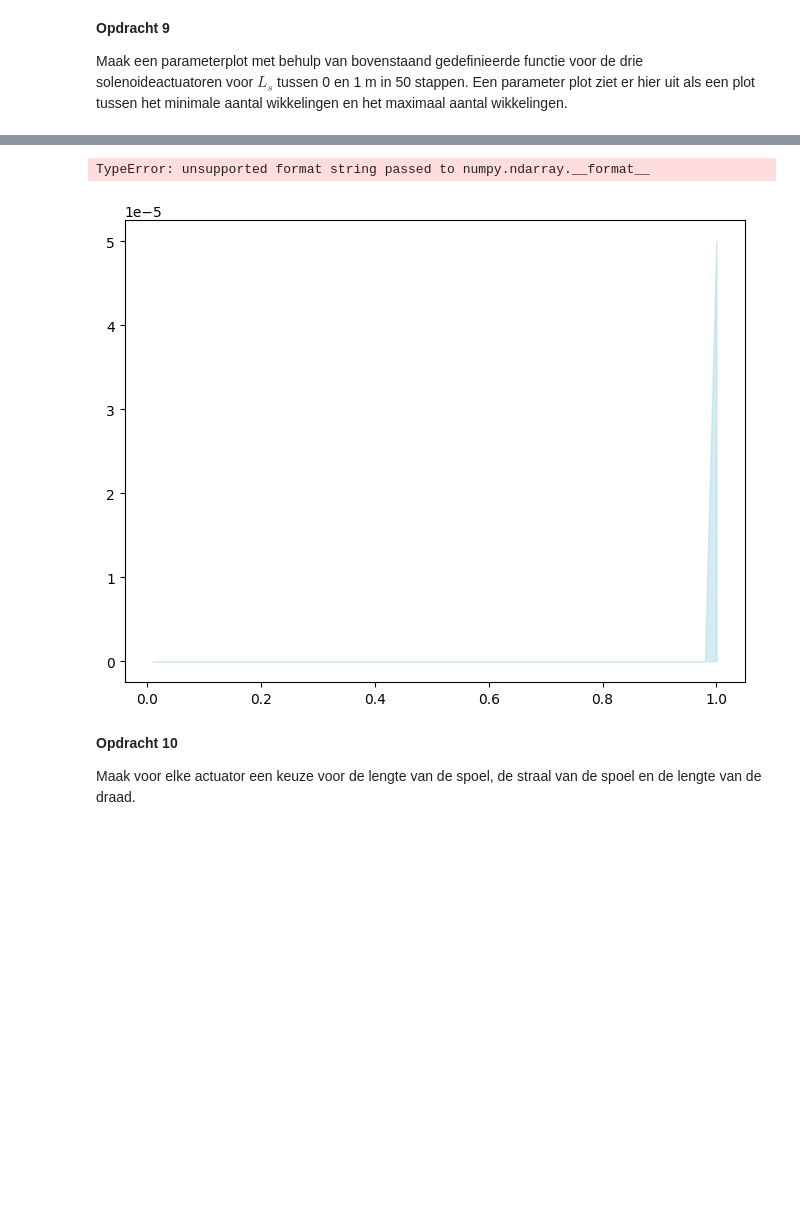
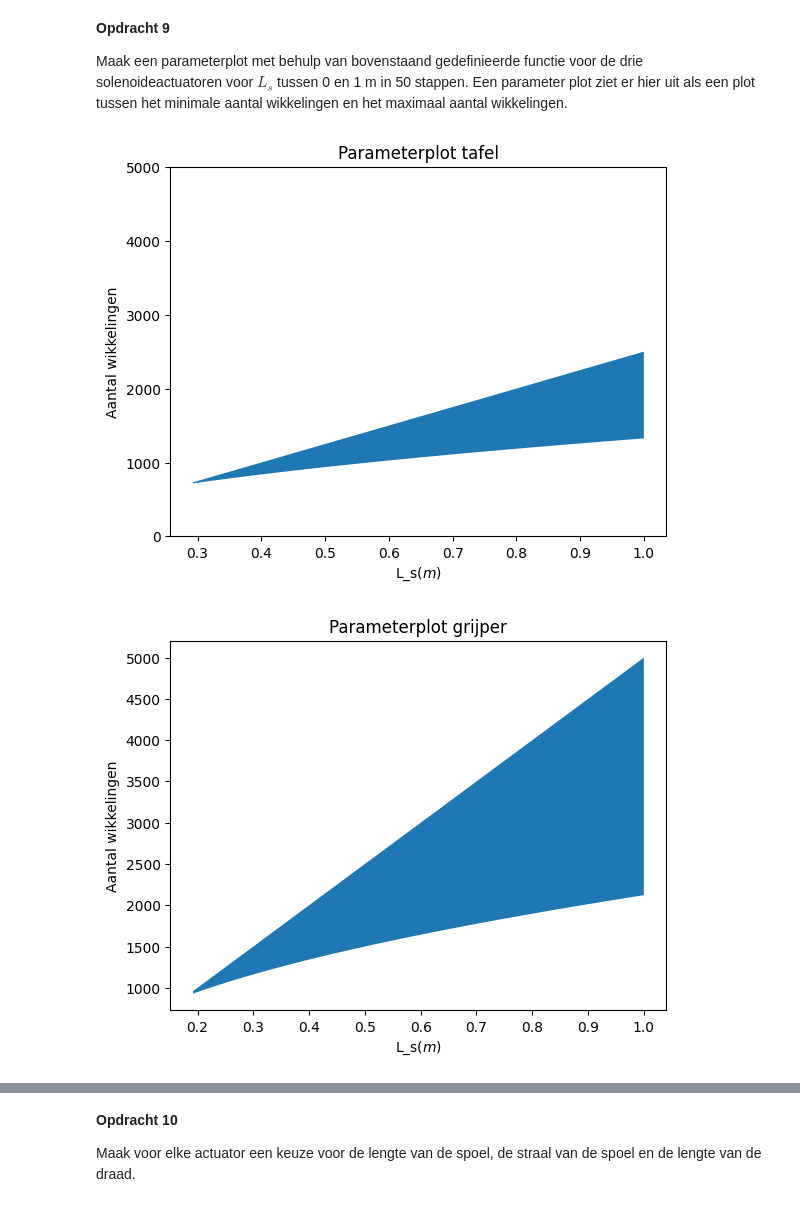
Before and after one commit to OLvanVelze/opdrachten-DEF-D-OVV, a Jupyter notebook: DigitaleOntwerpopdrachten/2KrachtactuatorOpdracht/KrachtactuatorOpdracht.ipynb, the cells around one changed output, grey strips where cells are left out. Saved outputs shown, nothing was run; the diff lists cells and outputs as text; code cells hidden in the pictures; blank space fills up the shorter version.

```diff
--- a/DigitaleOntwerpopdrachten/2KrachtactuatorOpdracht/KrachtactuatorOpdracht.ipynb
+++ b/DigitaleOntwerpopdrachten/2KrachtactuatorOpdracht/KrachtactuatorOpdracht.ipynb
@@ -232,73 +229,62 @@ I = np.array([2, 0.5, 0.5])   # A
 #------------------------------------------------------------------
 def draadlengte1(V, I, r, rho):
     A1 = np.pi * r**2
     R = V/I
     #print(f"Lengte van de draad: {A1 * R / rho:.2f} m")
     return (A1 * R) / (rho)
 #----------------------------------------
-def aantal_wikkelingen1(F, rs, rd, Vbatt, Ibatt, lengte_draad, L_s):
+def aantal_wikkelingen1(F, rs, rd, Ibatt, lengte_draad, L_s):
     # nodig voor N_min
-    A_int = np.pi * rs**2
-    I2 = ((rho * lengte_draad) / (A_int * Vbatt))**2
-
+    A_intern1 = np.pi * rs**2
 
     # Voeg hieronder de formules voor het maximum en minimum aantal wikkelingen.
-    N_min = np.sqrt(0.5 * I2 * F * mu_0 * A_int) * np.sqrt(1 - 1/mu_r) / L_s
+    N_min = np.sqrt((2*F*L_s) / (Ibatt**2 * A_intern1 * mu_0 * (mu_r -1)))
 
-    N_max_1 = L_s / 2 * rd
-    N_max_2 = draadlengte1(Vbatt, Ibatt, rd, rho) / 2 * np.pi * rs
-    N_max = min(N_max_1, N_max_2)
+    N_max_1 = L_s / (2 * rd)
+    N_max_2 = lengte_draad / (np.pi * rs**2)
+    N_max = np.minimum(N_max_1, N_max_2)
 
-    if N_min > N_max: ## Als het ontwerp niet mogelijk is.
-        print(f'Minimum is groter dan maximum')
-        print(f'{N_min:.4e}, {N_max:.4e}')
-        N_min = 'NaN'
-        N_max = 'NaN'
+    # voor minimum groter dan maximum
+    N_min[N_min > N_max] = 'NaN'
+    N_max[N_min > N_max] = 'NaN'
 
     return N_min, N_max
 #--------------------------------------------------------------
 Lengte_draad = np.zeros(3)
 Lengte_draad[0] = draadlengte1(V[0], I[0], rd[0], rho)
 Lengte_draad[1] = draadlengte1(V[1], I[1], rd[1], rho)
 Lengte_draad[2] = draadlengte1(V[2], I[2], rd[2], rho)
 
 L_s = np.linspace(0.01, 1, 50)
 
 # ===== BEREKENINGEN ===== (def aantal_wikkelingen1(F, rs, rd, Vbatt, Ibatt, lengte_draad, L_s):)
 
-# =============== N_min =======================
-#N_min_tafel = aantal_wikkelingen()[0]
-#N_min_grijper = aantal_wikkelingen()[0]
-for i in range(len(L_s)):
-    N_min_deurslot = np.zeros(len(L_s))
-    N_min_deurslot[i] = aantal_wikkelingen1(F[2], rs[2], rd[2], V[2], I[2], Lengte_draad[2], L_s[i])[0]
-print(f"N_min_deurslot = {N_min_deurslot}")
+# =============== N_min, N_max =======================
+N_min_tafel, N_max_tafel = aantal_wikkelingen1(F[0], rs[0], rd[0], I[0], Lengte_draad[0], L_s)
+N_min_grijper, N_max_grijper = aantal_wikkelingen1(F[1], rs[1], rd[1], I[1], Lengte_draad[1], L_s)
+N_min_deurslot, N_max_deurslot = aantal_wikkelingen1(F[2], rs[2], rd[2], I[2], Lengte_draad[2], L_s)
 
 
-# =============== N_max =========================
-#N_max_tafel = aantal_wikkelingen()[1]
-#N_max_grijper = aantal_wikkelingen()[1]
+# ===== PLOTS =================
+plt.fill_between(L_s, N_min_tafel, N_max_tafel)
+plt.title("Parameterplot tafel")
+plt.xlabel("L_s($m$)")
+plt.ylim(0,5000)
+plt.ylabel("Aantal wikkelingen")
+plt.figure()
 
-for i in range(len(L_s)):
-    N_max_deurslot = np.zeros(len(L_s))
-    N_max_deurslot[i] = aantal_wikkelingen1(F[2], rs[2], rd[2], V[2], I[2], Lengte_draad[2], L_s[i])[1]
-#print(f"N_max_deurslot = {N_max_deurslot}")
+plt.fill_between(L_s, N_min_grijper, N_max_grijper)
+plt.title("Parameterplot grijper")
+plt.xlabel("L_s($m$)")
+plt.ylabel("Aantal wikkelingen")
+plt.figure()
 
-# ===== PLOT DEURSLOT =================
-plt.figure(figsize=(8, 6))
-plt.fill_between(L_s, N_min_deurslot, N_max_deurslot, color='lightblue', alpha=0.5, label='Haalbaar gebied')
-plt.plot(L_s, N_min_deurslot, 'b--', label=f'N_min = {N_min_deurslot:.0f}')
-plt.plot(L_s, N_max_deurslot, 'k-', linewidth=2, label=f'N_max = {N_max_deurslot:.0f}')
-
-plt.xlabel('Spoellengte Ls (m)')
-plt.ylabel('Aantal windingen N')
-plt.title('Parameterplot: Haalbaar gebied voor N als functie van Ls')
-plt.legend()
-plt.grid(True, alpha=0.3)
-plt.tight_layout()
+plt.fill_between(L_s, N_min_deurslot, N_max_deurslot)
+plt.title("Parameter plot deurslot")
+plt.xlabel("L_s($m$)")
+plt.ylabel("Aantal wikkelingen")
+plt.figure()
 plt.show()
-
-# ===== CONTROLE DEURSLOT =====
-print(f"N_min = {N_min_deurslot:.0f}")
-print(f"N_max = {N_max_deurslot:.0f}")
 # %% [output]
+[figure, new version]
+[figure, added]
@@ -322,5 +293,3 @@ Minimum is groter dan maximum
-TypeError: unsupported format string passed to numpy.ndarray.__format__
-[figure, old version]
 # %% [markdown]
 **Opdracht 10**
 
```
Also changed, not shown: parts of 8 cells of this notebook, 2 other files.
